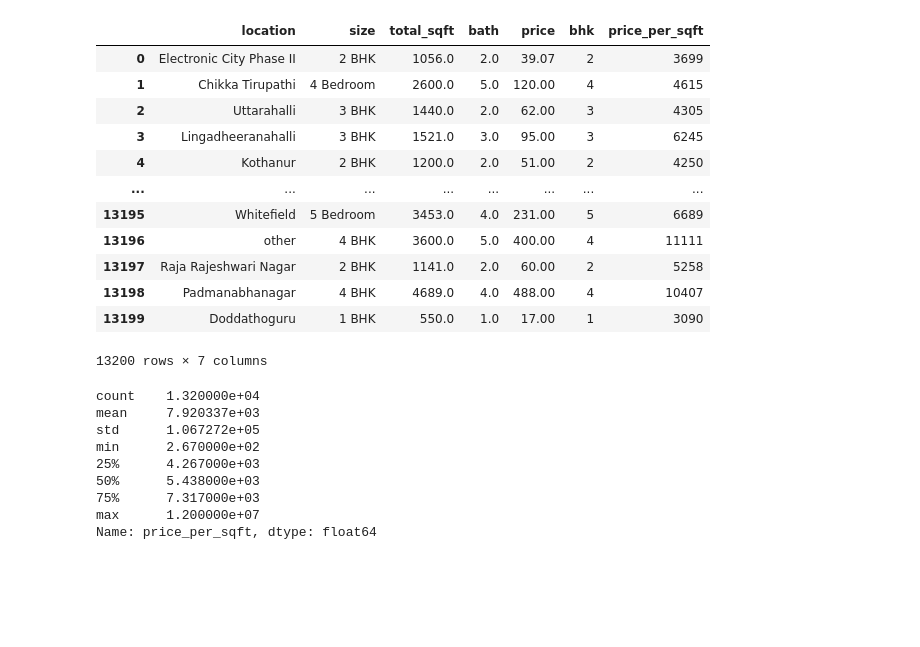
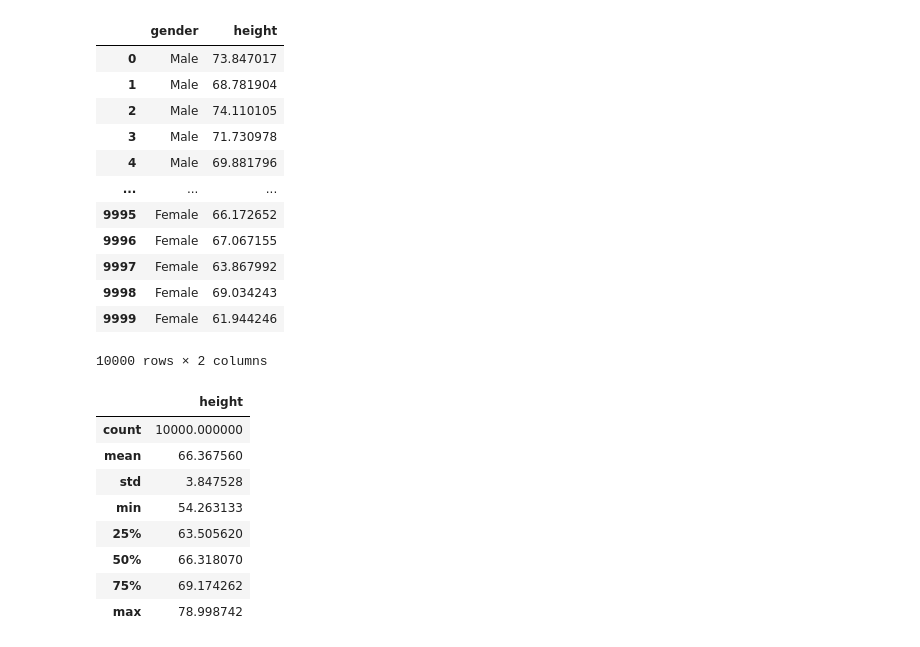
Before and after one commit to Nishthamaybeme/Data-Science-Journey, a Jupyter notebook: Standard-Deviation/std_deviation.ipynb, the cells around one changed output. Cells and saved outputs as stored; diff of their text form; code cells hidden in the pictures; blank space fills up the shorter version.

```diff
--- a/Standard-Deviation/std_deviation.ipynb
+++ b/Standard-Deviation/std_deviation.ipynb
@@ -3,32 +3,32 @@ import pandas as pd
 import numpy as np
 import seaborn as sn
 # %%
-df=pd.read_csv("bhp.csv")
+df=pd.read_csv("heights.csv")
 df
 # %% [output]
-|  | location | size | total_sqft | bath | price | bhk | price_per_sqft |
-| 0 | Electronic City Phase II | 2 BHK | 1056.0 | 2.0 | 39.07 | 2 | 3699 |
-| 1 | Chikka Tirupathi | 4 Bedroom | 2600.0 | 5.0 | 120.00 | 4 | 4615 |
-| 2 | Uttarahalli | 3 BHK | 1440.0 | 2.0 | 62.00 | 3 | 4305 |
-| 3 | Lingadheeranahalli | 3 BHK | 1521.0 | 3.0 | 95.00 | 3 | 6245 |
-| 4 | Kothanur | 2 BHK | 1200.0 | 2.0 | 51.00 | 2 | 4250 |
-| ... | ... | ... | ... | ... | ... | ... | ... |
-| 13195 | Whitefield | 5 Bedroom | 3453.0 | 4.0 | 231.00 | 5 | 6689 |
-| 13196 | other | 4 BHK | 3600.0 | 5.0 | 400.00 | 4 | 11111 |
-| 13197 | Raja Rajeshwari Nagar | 2 BHK | 1141.0 | 2.0 | 60.00 | 2 | 5258 |
-| 13198 | Padmanabhanagar | 4 BHK | 4689.0 | 4.0 | 488.00 | 4 | 10407 |
-| 13199 | Doddathoguru | 1 BHK | 550.0 | 1.0 | 17.00 | 1 | 3090 |
+|  | gender | height |
+| 0 | Male | 73.847017 |
+| 1 | Male | 68.781904 |
+| 2 | Male | 74.110105 |
+| 3 | Male | 71.730978 |
+| 4 | Male | 69.881796 |
+| ... | ... | ... |
+| 9995 | Female | 66.172652 |
+| 9996 | Female | 67.067155 |
+| 9997 | Female | 63.867992 |
+| 9998 | Female | 69.034243 |
+| 9999 | Female | 61.944246 |
-13200 rows × 7 columns
+10000 rows × 2 columns
 # %%
-df.price_per_sqft.describe()
+df.describe()
 # %% [output]
-count    1.320000e+04
-mean     7.920337e+03
-std      1.067272e+05
-min      2.670000e+02
-25%      4.267000e+03
-50%      5.438000e+03
-75%      7.317000e+03
-max      1.200000e+07
-Name: price_per_sqft, dtype: float64
+|  | height |
+| count | 10000.000000 |
+| mean | 66.367560 |
+| std | 3.847528 |
+| min | 54.263133 |
+| 25% | 63.505620 |
+| 50% | 66.318070 |
+| 75% | 69.174262 |
+| max | 78.998742 |
 # %%
```
Also changed, not shown: parts of 11 cells of this notebook.
